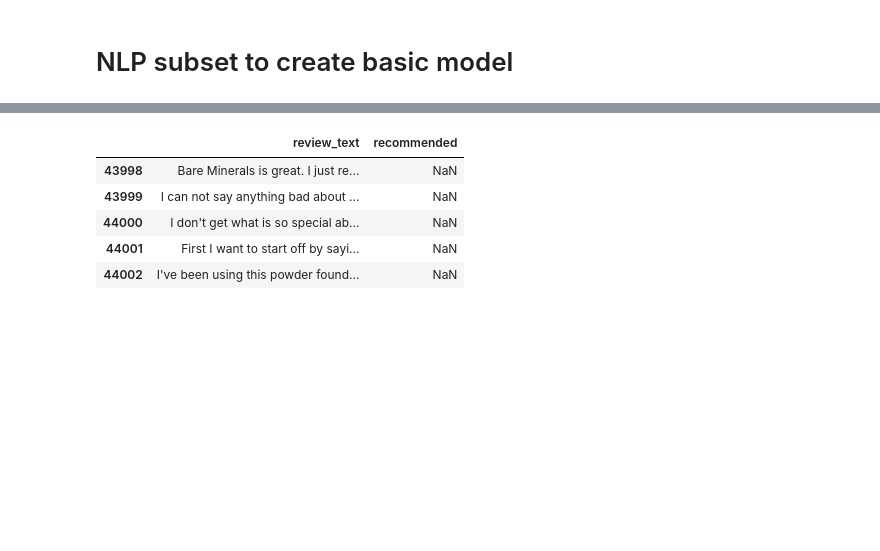
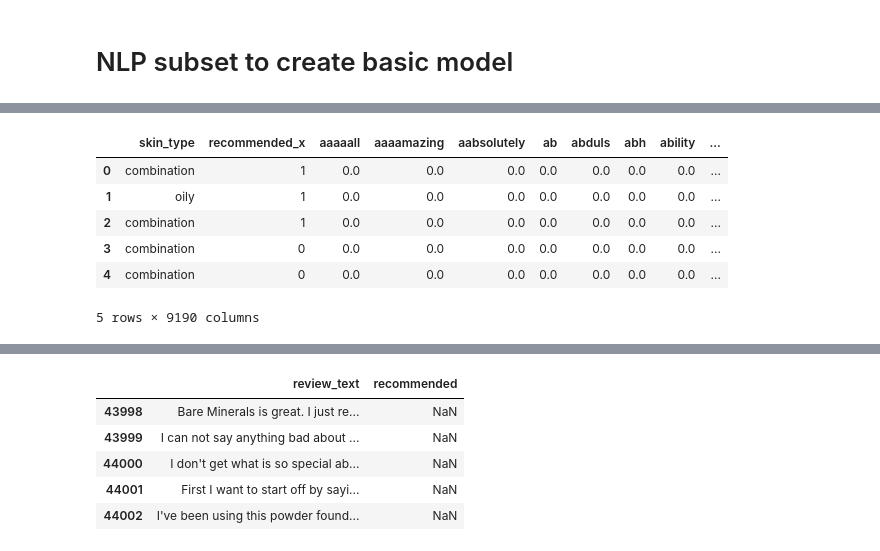
Before and after one commit to nicleong27/Beauty_Reviews, a Jupyter notebook: Reviews-Modelling.ipynb, the cells around one changed output, grey strips where cells are left out. Cells and saved outputs as stored; diff of their text form; code cells hidden in the pictures; blank space fills up the shorter version.

```diff
--- a/Reviews-Modelling.ipynb
+++ b/Reviews-Modelling.ipynb
@@ -198,0 +168,11 @@ array([       nan, 0.        , 0.24749601, 0.19841932, 0.16848175,
+# %%
+nlp_test2.drop(columns=['review_text'], inplace=True)
+nlp_test2.head()
+# %% [output]
+|  | skin_type | recommended_x | aaaaall | aaaamazing | aabsolutely | ab | abduls | abh | ability | ... |
+| 0 | combination | 1 | 0.0 | 0.0 | 0.0 | 0.0 | 0.0 | 0.0 | 0.0 | ... |
+| 1 | oily | 1 | 0.0 | 0.0 | 0.0 | 0.0 | 0.0 | 0.0 | 0.0 | ... |
+| 2 | combination | 1 | 0.0 | 0.0 | 0.0 | 0.0 | 0.0 | 0.0 | 0.0 | ... |
+| 3 | combination | 0 | 0.0 | 0.0 | 0.0 | 0.0 | 0.0 | 0.0 | 0.0 | ... |
+| 4 | combination | 0 | 0.0 | 0.0 | 0.0 | 0.0 | 0.0 | 0.0 | 0.0 | ... |
+5 rows × 9190 columns
```
Also changed, not shown: parts of 23 cells of this notebook.
